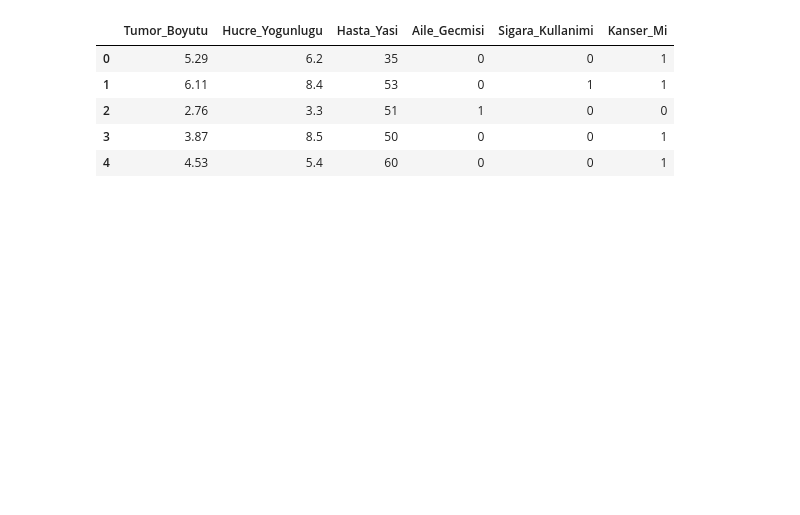
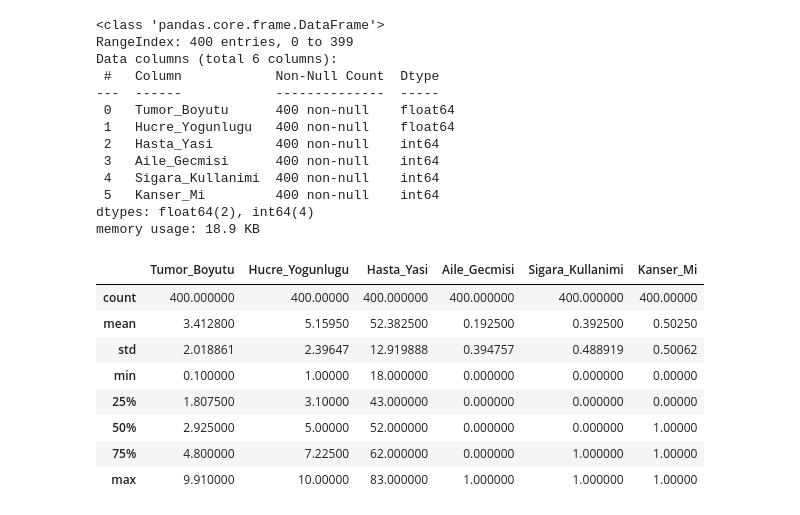
Before and after one commit to europecodingschool/ECS---VB---YZ---08.26, a Jupyter notebook: VB_YZ_Ders_11_2.ipynb, the cells around one changed output. Cells and saved outputs as stored; diff of their text form; code cells hidden in the pictures; blank space fills up the shorter version.

```diff
--- a/VB_YZ_Ders_11_2.ipynb
+++ b/VB_YZ_Ders_11_2.ipynb
@@ -10,9 +19,28 @@ df = pd.read_csv("/content/kanser_veriseti_detayli.csv")
 # %%
-df.head()
+df.info()
 # %% [output]
-|  | Tumor_Boyutu | Hucre_Yogunlugu | Hasta_Yasi | Aile_Gecmisi | Sigara_Kullanimi | Kanser_Mi |
-| 0 | 5.29 | 6.2 | 35 | 0 | 0 | 1 |
-| 1 | 6.11 | 8.4 | 53 | 0 | 1 | 1 |
-| 2 | 2.76 | 3.3 | 51 | 1 | 0 | 0 |
-| 3 | 3.87 | 8.5 | 50 | 0 | 0 | 1 |
-| 4 | 4.53 | 5.4 | 60 | 0 | 0 | 1 |
+<class 'pandas.core.frame.DataFrame'>
+RangeIndex: 400 entries, 0 to 399
+Data columns (total 6 columns):
+ #   Column            Non-Null Count  Dtype
+---  ------            --------------  -----
+ 0   Tumor_Boyutu      400 non-null    float64
+ 1   Hucre_Yogunlugu   400 non-null    float64
+ 2   Hasta_Yasi        400 non-null    int64
+ 3   Aile_Gecmisi      400 non-null    int64
+ 4   Sigara_Kullanimi  400 non-null    int64
+ 5   Kanser_Mi         400 non-null    int64
+dtypes: float64(2), int64(4)
+memory usage: 18.9 KB
+# %%
+df.describe()
+# %% [output]
+|  | Tumor_Boyutu | Hucre_Yogunlugu | Hasta_Yasi | Aile_Gecmisi | Sigara_Kullanimi | Kanser_Mi |
+| count | 400.000000 | 400.00000 | 400.000000 | 400.000000 | 400.000000 | 400.00000 |
+| mean | 3.412800 | 5.15950 | 52.382500 | 0.192500 | 0.392500 | 0.50250 |
+| std | 2.018861 | 2.39647 | 12.919888 | 0.394757 | 0.488919 | 0.50062 |
+| min | 0.100000 | 1.00000 | 18.000000 | 0.000000 | 0.000000 | 0.00000 |
+| 25% | 1.807500 | 3.10000 | 43.000000 | 0.000000 | 0.000000 | 0.00000 |
+| 50% | 2.925000 | 5.00000 | 52.000000 | 0.000000 | 0.000000 | 1.00000 |
+| 75% | 4.800000 | 7.22500 | 62.000000 | 0.000000 | 1.000000 | 1.00000 |
+| max | 9.910000 | 10.00000 | 83.000000 | 1.000000 | 1.000000 | 1.00000 |
```
Also changed, not shown: parts of 4 cells of this notebook.
